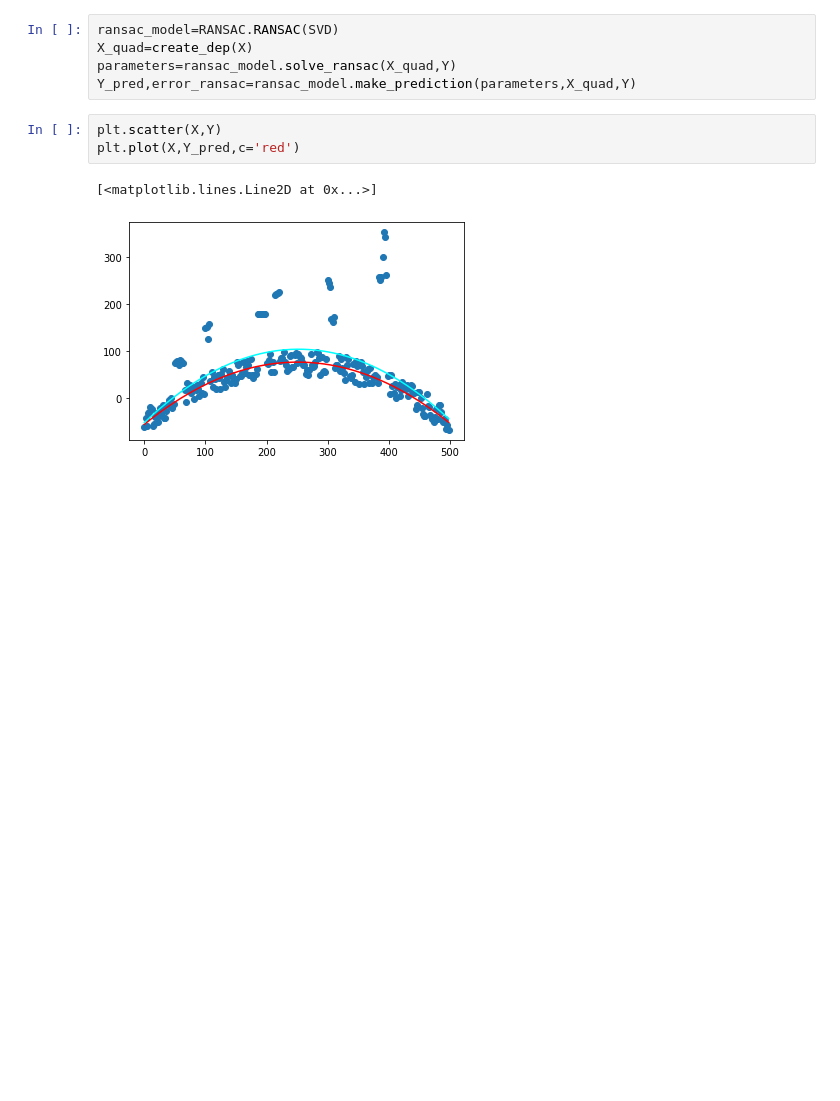
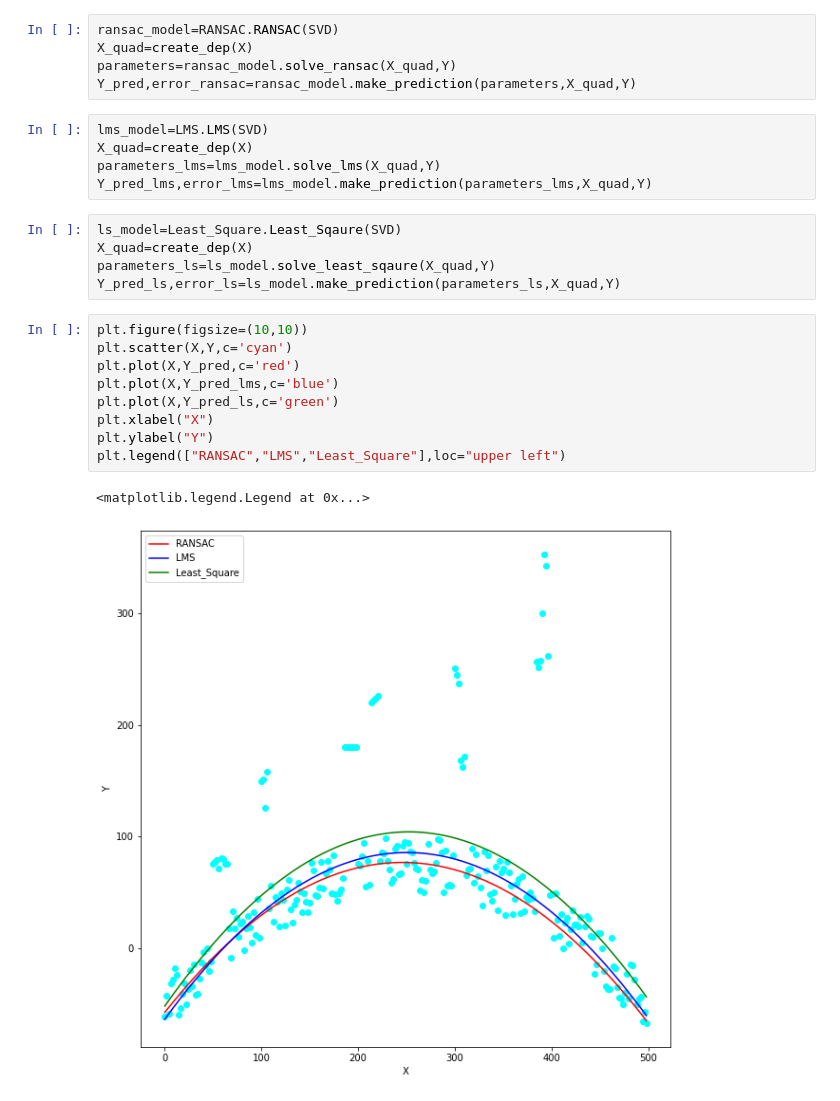
Before and after one commit to Shaswat2001/Curve_Fitting_Techniques, a Jupyter notebook: model_fit.ipynb, the cells around one changed output. Cells and saved outputs as stored; diff of their text form; blank space fills up the shorter version.

```diff
--- a/model_fit.ipynb
+++ b/model_fit.ipynb
@@ -29,9 +30,25 @@ ransac_model=RANSAC.RANSAC(SVD)
 X_quad=create_dep(X)
 parameters=ransac_model.solve_ransac(X_quad,Y)
 Y_pred,error_ransac=ransac_model.make_prediction(parameters,X_quad,Y)
-# %%
-plt.scatter(X,Y)
-plt.plot(X,Y_pred,c='red')
-# %% [output]
-[<matplotlib.lines.Line2D at 0x...>]
-[figure, removed]
+# %%
+lms_model=LMS.LMS(SVD)
+X_quad=create_dep(X)
+parameters_lms=lms_model.solve_lms(X_quad,Y)
+Y_pred_lms,error_lms=lms_model.make_prediction(parameters_lms,X_quad,Y)
+# %%
+ls_model=Least_Square.Least_Sqaure(SVD)
+X_quad=create_dep(X)
+parameters_ls=ls_model.solve_least_sqaure(X_quad,Y)
+Y_pred_ls,error_ls=ls_model.make_prediction(parameters_ls,X_quad,Y)
+# %%
+plt.figure(figsize=(10,10))
+plt.scatter(X,Y,c='cyan')
+plt.plot(X,Y_pred,c='red')
+plt.plot(X,Y_pred_lms,c='blue')
+plt.plot(X,Y_pred_ls,c='green')
+plt.xlabel("X")
+plt.ylabel("Y")
+plt.legend(["RANSAC","LMS","Least_Square"],loc="upper left")
+# %% [output]
+<matplotlib.legend.Legend at 0x...>
+[figure, added]
```
Also changed, not shown: parts of 1 cell of this notebook, 3 other files.
